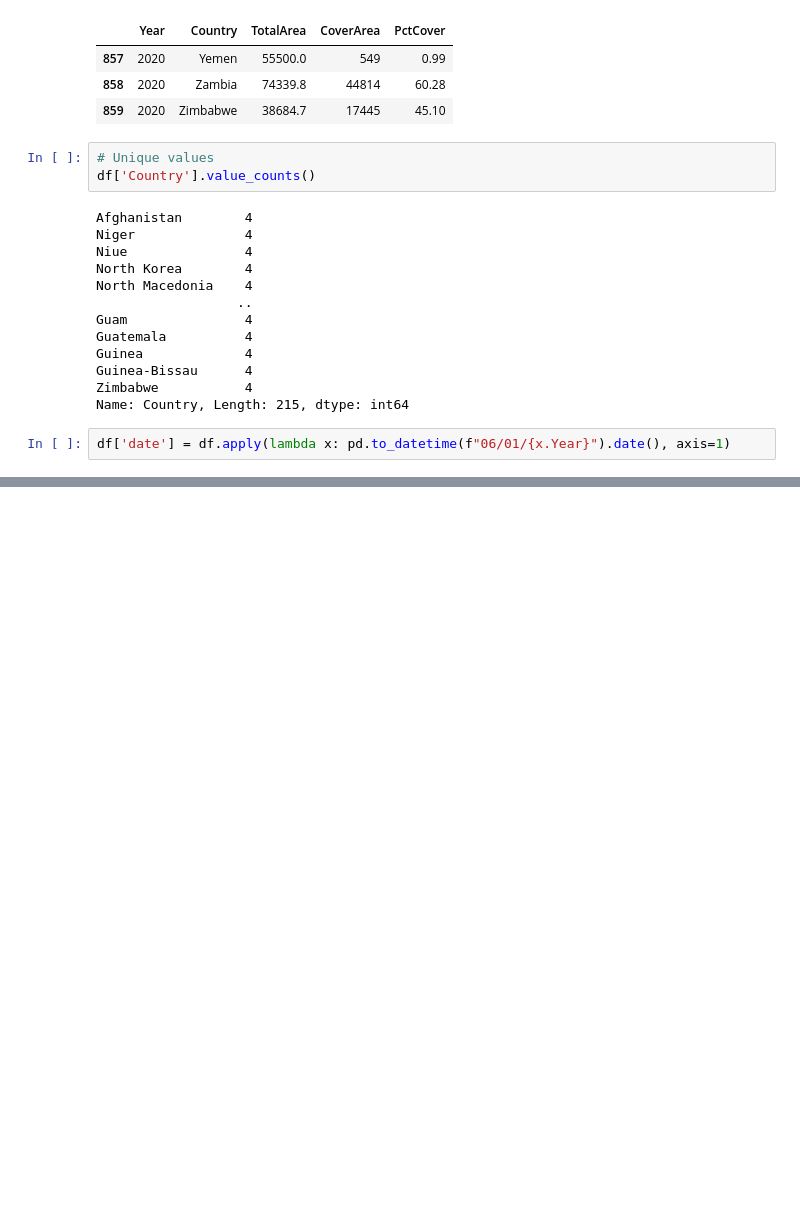
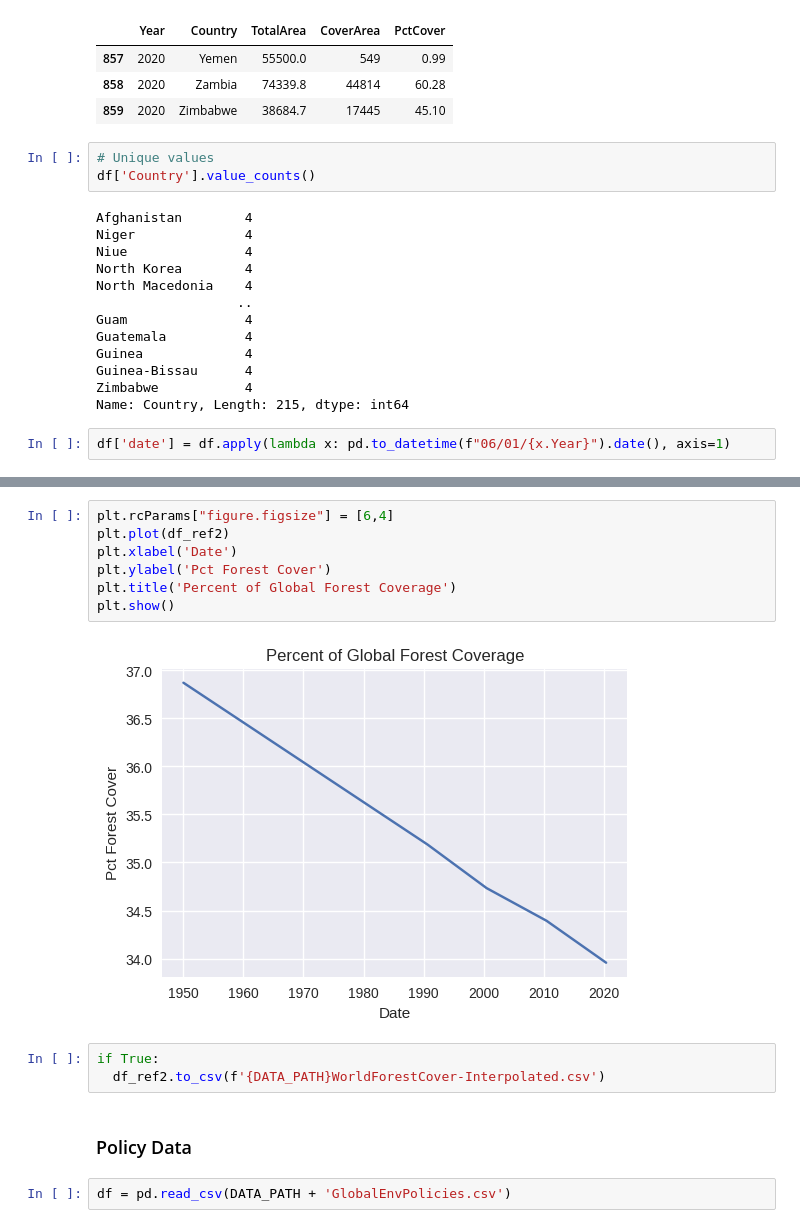
Before and after one commit to kentbutler/climate-data-model, a Jupyter notebook: src/Dataset_EDA.ipynb, the cells around one changed output, grey strips where cells are left out. Drawn from its saved outputs; the diff is of its cells as text; blank space fills up the shorter version.

```diff
--- a/src/Dataset_EDA.ipynb
+++ b/src/Dataset_EDA.ipynb
@@ -905,0 +1052,16 @@ sns.displot(data=vz, x="Year", y="PctCover")
+# %%
+plt.rcParams["figure.figsize"] = [6,4]
+plt.plot(df_ref2)
+plt.xlabel('Date')
+plt.ylabel('Pct Forest Cover')
+plt.title('Percent of Global Forest Coverage')
+plt.show()
+# %% [output]
+[figure, added]
+# %%
+if True:
+  df_ref2.to_csv(f'{DATA_PATH}WorldForestCover-Interpolated.csv')
+# %% [markdown]
+### Policy Data
+# %%
+df = pd.read_csv(DATA_PATH + 'GlobalEnvPolicies.csv')
```
Also changed, not shown: parts of 33 cells of this notebook, 21 other files.
